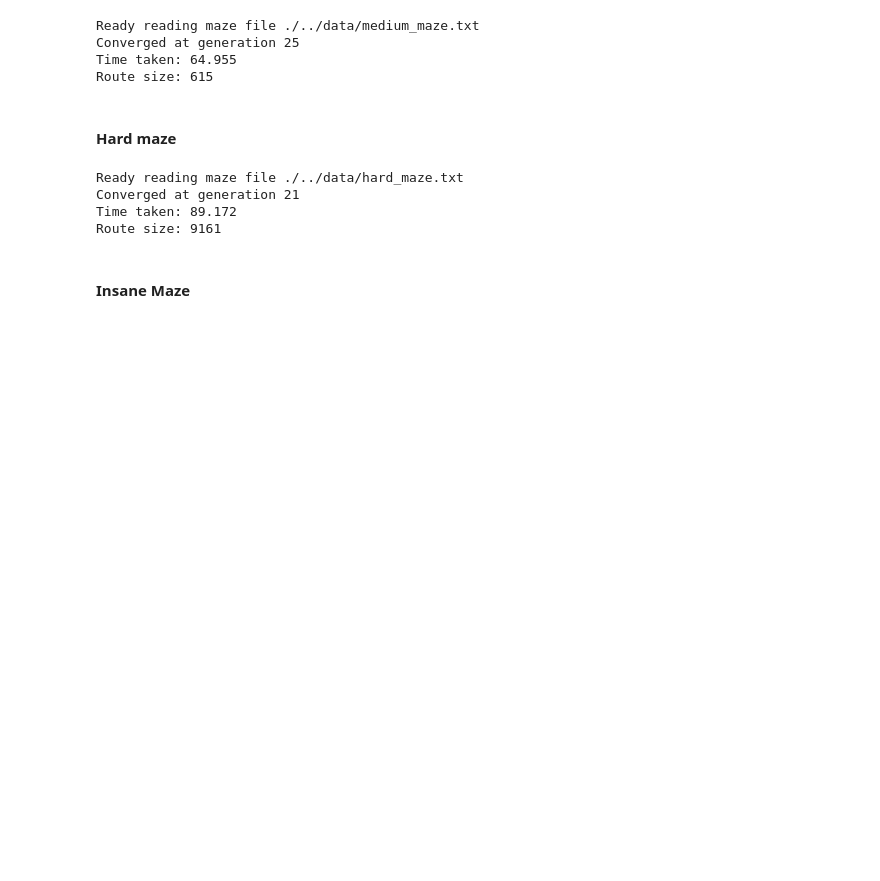
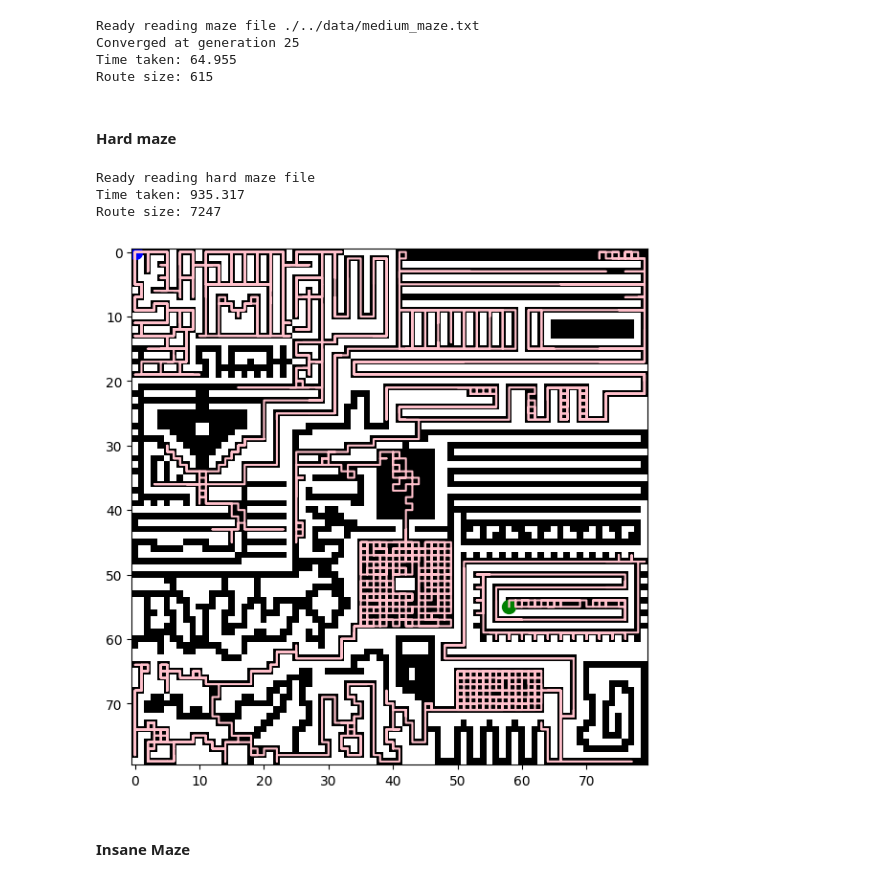
Before and after one commit to alexxhuguett/CI_Assignment2_60, a Jupyter notebook: src/Main.ipynb, the cells around one changed output. Cells and saved outputs as stored; diff of their text form; code cells hidden in the pictures; blank space fills up the shorter version.

```diff
--- a/src/Main.ipynb
+++ b/src/Main.ipynb
@@ -431,7 +431,15 @@ class Maze:
                     if line[x] != "":
                         state = int(line[x])
                         maze_layout[x].append(state)
-            print("Ready reading maze file " + file_path)
+            if "easy" in file_path:
+                print("Ready reading easy maze file")
+            elif "medium" in file_path:
+                print("Ready reading medium maze file")
+            elif "hard" in file_path:
+                print("Ready reading hard maze file")
+            elif "insane" in file_path:
+                print("Ready reading insane maze file")
+            # print("Ready reading maze file " + file_path)
             return Maze(maze_layout, width, length, tau_0, tau_min)
         except FileNotFoundError:
             print("Error reading maze file " + file_path)
@@ -957,10 +958,13 @@ else:
     print("Route size: " + str(shortest_route.size()))
     shortest_route.write_to_file("./../data/hard_solution.txt")
 # %% [output]
-Ready reading maze file ./../data/hard_maze.txt
-Converged at generation 21
-Time taken: 89.172
-Route size: 9161
+Ready reading hard maze file
+Time taken: 935.317
+Route size: 7247
+# %%
+Visualizer.visualize_individual_path(maze, shortest_route, spec)
+# %% [output]
+[figure, added]
 # %% [markdown]
 #### Insane Maze
 # %%
```
Also changed, not shown: parts of 11 cells of this notebook.
